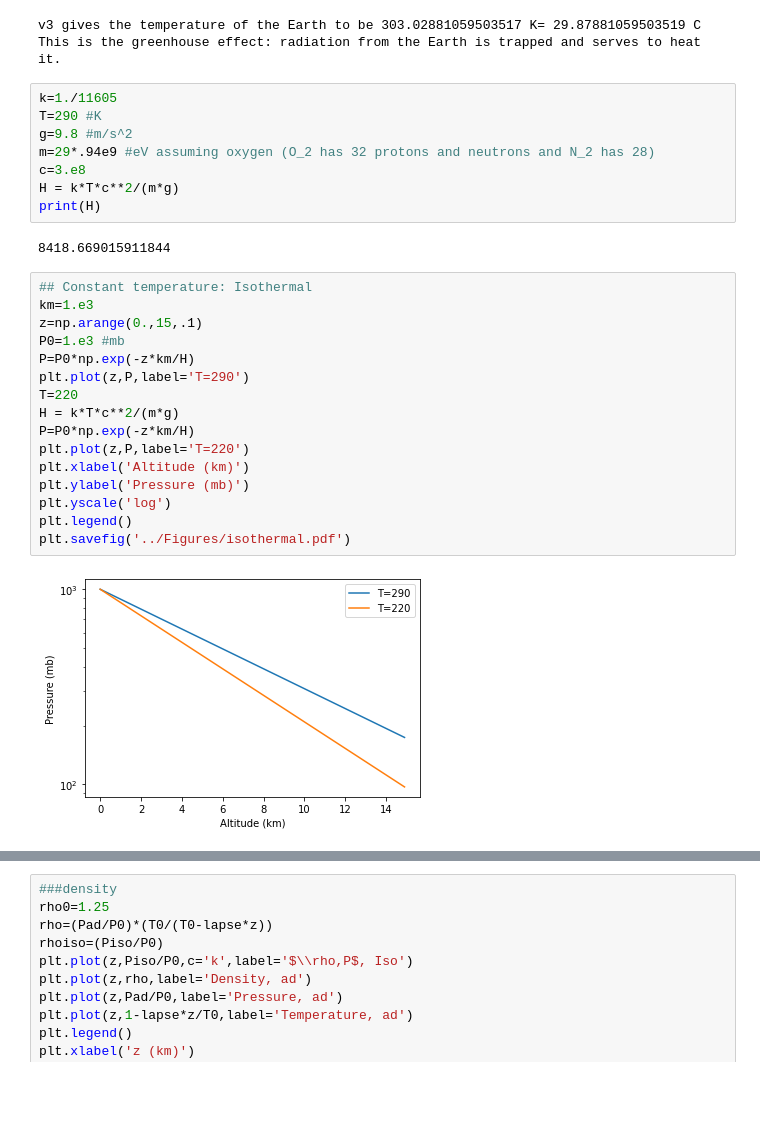
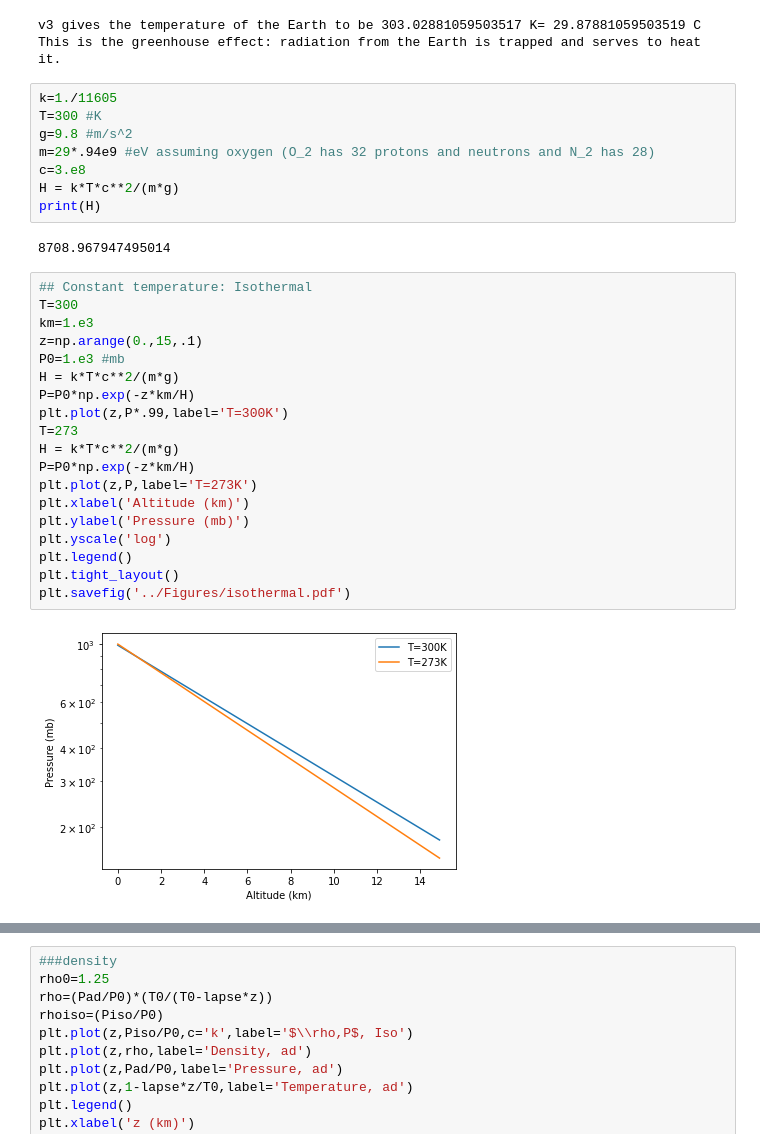
Before and after one commit to dodelson/Physics-of-Energy, a Jupyter notebook: Code/PressureTemperature.ipynb, the cells around one changed output, grey strips where cells are left out. Drawn from its saved outputs; the diff is of its cells as text; blank space fills up the shorter version.

```diff
--- a/Code/PressureTemperature.ipynb
+++ b/Code/PressureTemperature.ipynb
@@ -47,32 +47,35 @@ v3 gives the temperature of the Earth to be 303.02881059503517 K= 29.87881059503
 This is the greenhouse effect: radiation from the Earth is trapped and serves to heat it.
 # %%
 k=1./11605
-T=290 #K
+T=300 #K
 g=9.8 #m/s^2
 m=29*.94e9 #eV assuming oxygen (O_2 has 32 protons and neutrons and N_2 has 28)
 c=3.e8
 H = k*T*c**2/(m*g)
 print(H)
 # %% [output]
-8418.669015911844
+8708.967947495014
 # %%
 ## Constant temperature: Isothermal
+T=300
 km=1.e3
 z=np.arange(0.,15,.1)
 P0=1.e3 #mb
-P=P0*np.exp(-z*km/H)
-plt.plot(z,P,label='T=290')
-T=220
 H = k*T*c**2/(m*g)
 P=P0*np.exp(-z*km/H)
-plt.plot(z,P,label='T=220')
+plt.plot(z,P*.99,label='T=300K')
+T=273
+H = k*T*c**2/(m*g)
+P=P0*np.exp(-z*km/H)
+plt.plot(z,P,label='T=273K')
 plt.xlabel('Altitude (km)')
 plt.ylabel('Pressure (mb)')
 plt.yscale('log')
 plt.legend()
+plt.tight_layout()
 plt.savefig('../Figures/isothermal.pdf')
 # %% [output]
-[figure, old version]
+[figure, new version]
 # %%
 cp=1.e3 #J/kg-K
 mair=29.*1.67e-27 #now in kg
```
Also changed, not shown: parts of 2 cells of this notebook, 1 other file.
